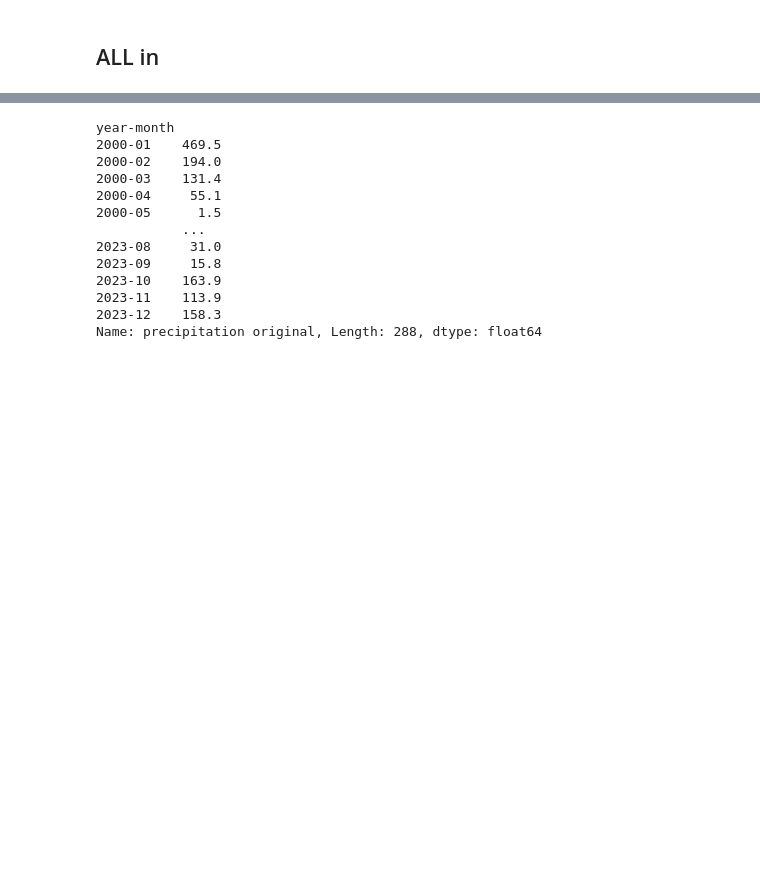
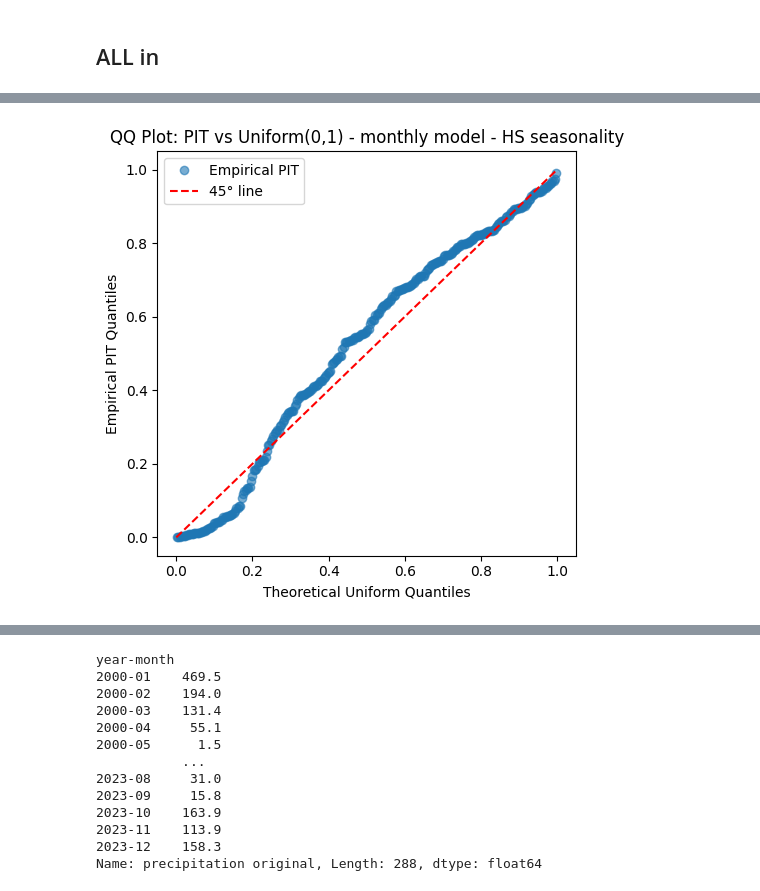
Before and after one commit to ilanGrynszpan/PyGASModels, a Jupyter notebook: monthly-models.ipynb, the cells around one changed output, grey strips where cells are left out. Saved outputs shown, nothing was run; the diff lists cells and outputs as text; code cells hidden in the pictures; blank space fills up the shorter version.

```diff
--- a/monthly-models.ipynb
+++ b/monthly-models.ipynb
@@ -661,0 +680,2 @@ def iterate_zagb2(
+# %%
+initials = initials.x
@@ -661,0 +797,17 @@ def iterate_zagb2(
+# %%
+out = iterate_zagb2(
+    mu0_phi=mu0_phi,
+    gamma0_phi=gamma0_phi,
+    alpha_phi=alpha1_phi,
+    kappa_phi=kappa_phi,
+    kappa_gamma_phi=kappa_gamma_phi,
+    c_phi=c_phi,
+    gamma_init=gamma_init,
+    xi_init=xi_init,
+    zeta_init=zeta_init,
+
+    months=months,
+    period=period,
+    y=y,
+    mode="filter"
+)
@@ -661,0 +844,73 @@ def iterate_zagb2(
+# %%
+phi_hat = out["phi"]
+gamma_hat = gamma_init
+xi_hat = xi_init
+zeta_hat = zeta_init
+
+y_eff = y
+
+pit = np.zeros(len(y_eff))
+rng = np.random.default_rng(123)
+
+for t in range(len(y_eff)):
+
+    F = gb2_cdf(
+        y_eff[t],
+        phi_hat[t],
+        gamma_hat,
+        xi_hat,
+        zeta_hat
+    )
+    pit[t] = F
+
+
+import numpy as np
+import matplotlib.pyplot as plt
+
+pit_sorted = np.sort(pit)
+n = len(pit_sorted)
+u_theoretical = (np.arange(1, n+1) - 0.5) / n
+
+plt.figure(figsize=(5,5))
+plt.plot(u_theoretical, pit_sorted, 'o', alpha=0.6, label="Empirical PIT")
+plt.plot([0,1], [0,1], 'r--', label="45° line")
+plt.xlabel("Theoretical Uniform Quantiles")
+plt.ylabel("Empirical PIT Quantiles")
+plt.title("QQ Plot: PIT vs Uniform(0,1) - monthly model - HS seasonality")
+plt.legend()
+plt.tight_layout()
+plt.show()
+
+from scipy.stats import norm
+
+qr = norm.ppf(pit)
+qr = qr[np.isfinite(qr)]  # safety
+
+
+from statsmodels.tsa.stattools import acf
+
+nlags = 36
+acf_vals = acf(qr, nlags=nlags, fft=True)
+
+acf_vals_no0 = acf_vals[1:]   # drop lag 0
+lags = np.arange(1, nlags+1)
+conf = 0.1
+conf02 = 0.2
+
+plt.figure(figsize=(10,5))
+plt.stem(lags, acf_vals_no0, basefmt=" ")
+plt.axhline(conf, color="red", linestyle="--")
+plt.axhline(-conf, color="red", linestyle="--")
+
+plt.axhline(conf02, color="green", linestyle="--")
+plt.axhline(-conf02, color="green", linestyle="--")
+
+plt.axhline(0, color="black")
+plt.title("ACF of Quantile Residuals (lags 36) - monthly model - HS seasonality")
+plt.xlabel("Lag")
+plt.ylabel("Autocorrelation")
+plt.ylim((-1.0, 1.0))
+plt.tight_layout()
+plt.show()
+# %% [output]
+[figure, added]
```
Also changed, not shown: parts of 44 cells of this notebook, 8 other files.
